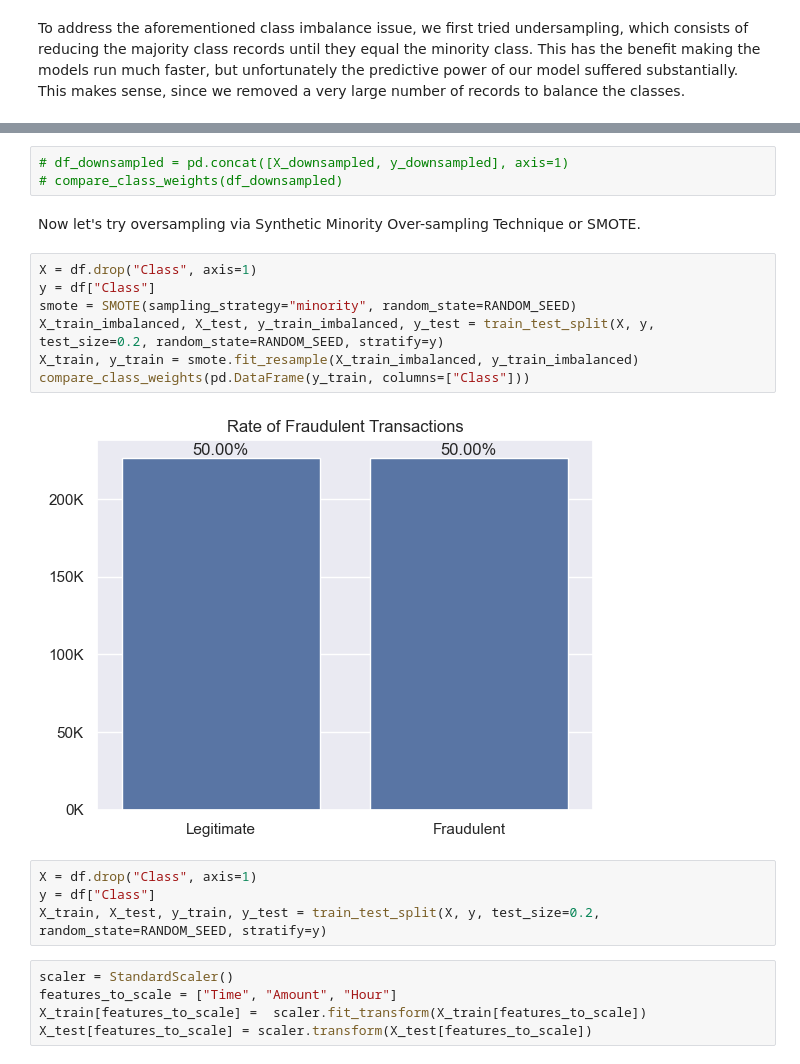
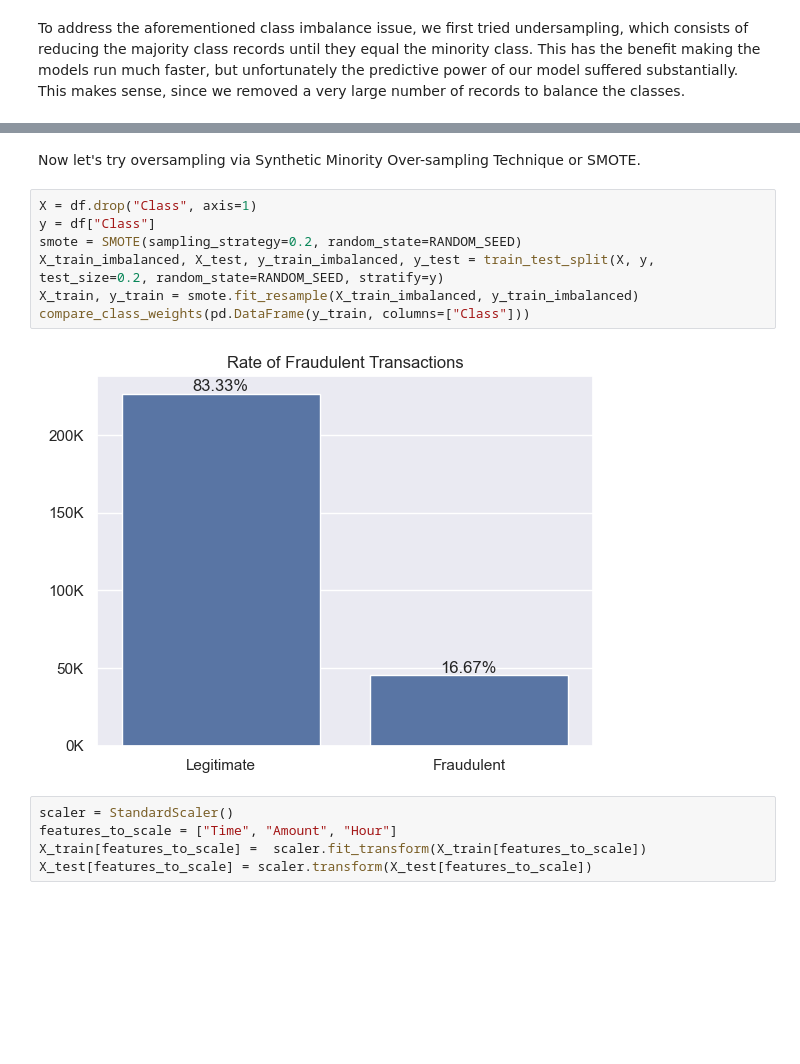
Before and after one commit to anchorelement/cc-fraud-detection, a Jupyter notebook: main.ipynb, the cells around one changed output, grey strips where cells are left out. Drawn from its saved outputs; the diff is of its cells as text; blank space fills up the shorter version.

```diff
--- a/main.ipynb
+++ b/main.ipynb
@@ -204,21 +197,14 @@ To address the aforementioned class imbalance issue, we first tried undersamplin
-# %%
-# df_downsampled = pd.concat([X_downsampled, y_downsampled], axis=1)
-# compare_class_weights(df_downsampled)
 # %% [markdown]
 Now let's try oversampling via Synthetic Minority Over-sampling Technique or SMOTE.
 # %%
 X = df.drop("Class", axis=1)
 y = df["Class"]
-smote = SMOTE(sampling_strategy="minority", random_state=RANDOM_SEED)
+smote = SMOTE(sampling_strategy=0.2, random_state=RANDOM_SEED)
 X_train_imbalanced, X_test, y_train_imbalanced, y_test = train_test_split(X, y, test_size=0.2, random_state=RANDOM_SEED, stratify=y)
 X_train, y_train = smote.fit_resample(X_train_imbalanced, y_train_imbalanced)
 compare_class_weights(pd.DataFrame(y_train, columns=["Class"]))
 # %% [output]
-[figure, old version]
+[figure, new version]
-# %%
-X = df.drop("Class", axis=1)
-y = df["Class"]
-X_train, X_test, y_train, y_test = train_test_split(X, y, test_size=0.2, random_state=RANDOM_SEED, stratify=y)
 # %%
 scaler = StandardScaler()
 features_to_scale = ["Time", "Amount", "Hour"]
```
Also changed, not shown: parts of 10 cells of this notebook.
